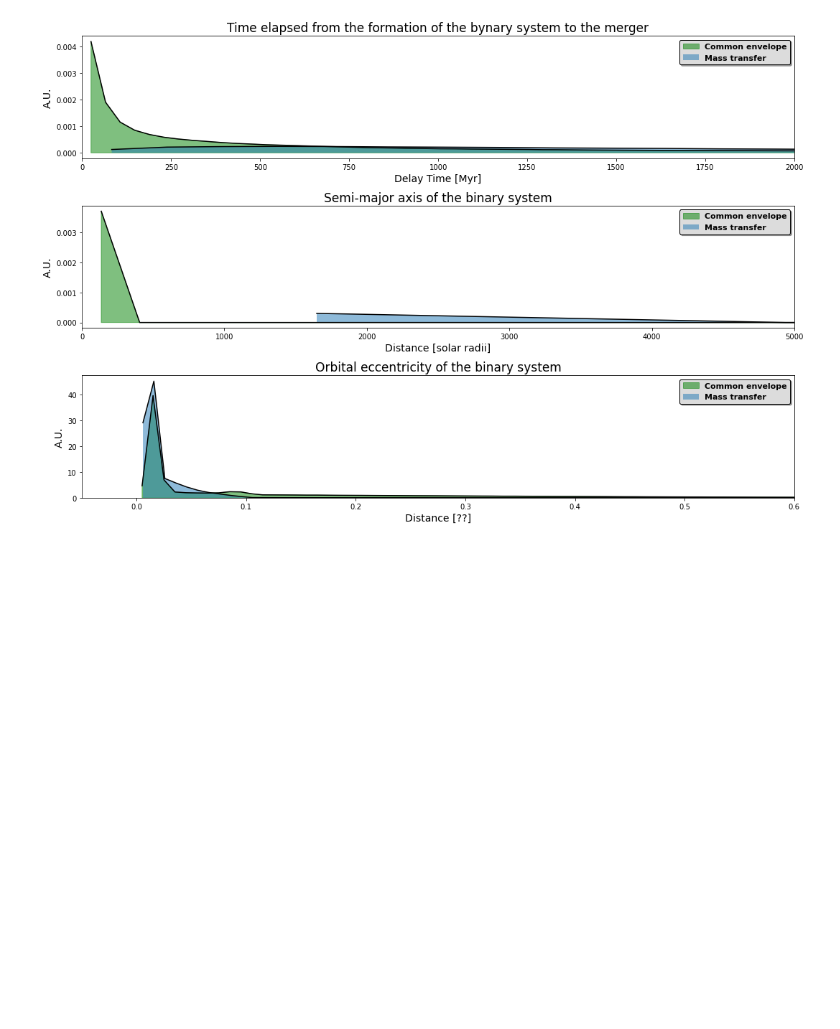
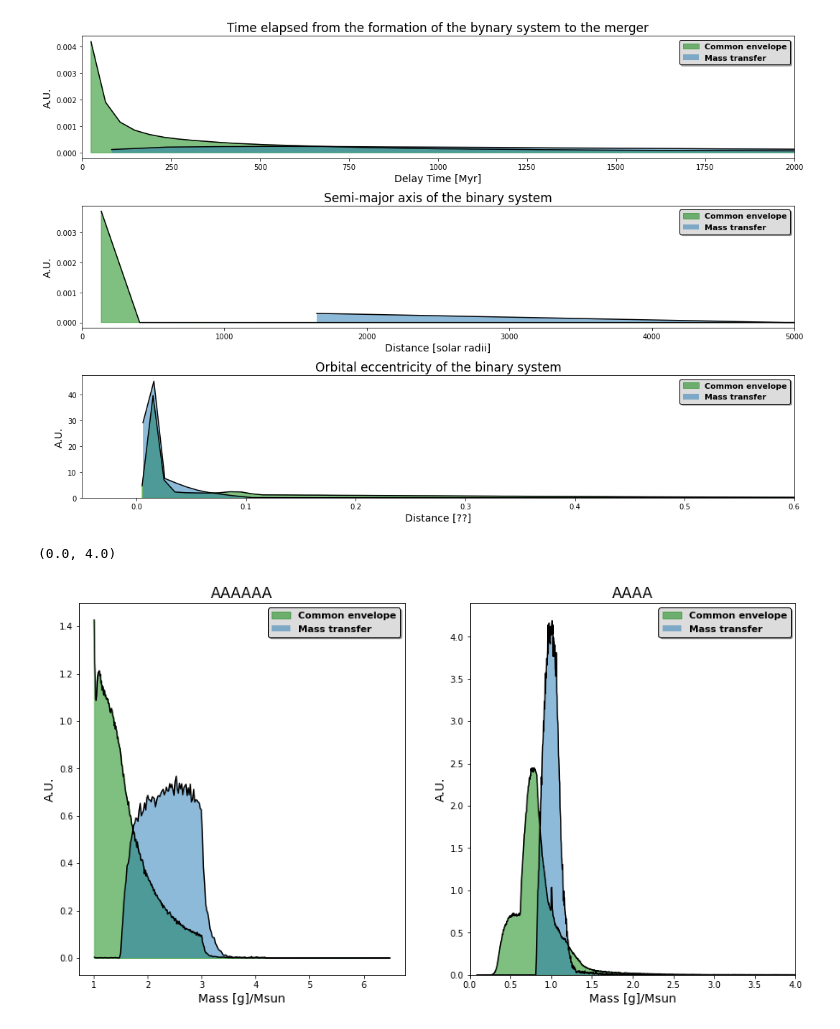
Before and after one commit to PaoloZinesi/TheFormationOfBinaryBlackHoles, a Jupyter notebook: LCP_projects_Y4-Group9/Project.ipynb, the cells around one changed output. Saved outputs shown, nothing was run; the diff lists cells and outputs as text; code cells hidden in the pictures; blank space fills up the shorter version.

```diff
--- a/LCP_projects_Y4-Group9/Project.ipynb
+++ b/LCP_projects_Y4-Group9/Project.ipynb
@@ -570,3 +557,53 @@ ax[2].set_ylabel('A.U.', fontsize=14)             #legend & titles
 fig.tight_layout()
 # %% [output]
 [figure]
+# %%
+fig, ax = plt.subplots(nrows=1, ncols=2, figsize=(15, 8))
+
+
+
+
+#[0]  -   col.1:m1ZAMS/Msun - col.21:CE   - Initial mass of the primary member per Formation Process
+
+entries_1_t, edges_1_t, _ = plt.hist(frame[frame['col.21:CE']==True]['colExt1:ratio_m1_m2_ZAMS'], bins = 'fd', color = 'w', density=True)
+bin_centers_1_t = 0.5 * (edges_1_t[:-1] + edges_1_t[1:])       #Norm Hist for TRUE - CommonEnvelope
+
+entries_1_f, edges_1_f, _ = plt.hist(frame[frame['col.21:CE']==False]['colExt1:ratio_m1_m2_ZAMS'], bins = 'fd', color = 'w', density=True)
+bin_centers_1_f = 0.5 * (edges_1_f[:-1] + edges_1_f[1:])       #Norm Hist for FALSE - StableMassTransfer
+
+ax[0].plot(bin_centers_1_t, entries_1_t, color='black')
+ax[0].fill_between(bin_centers_1_t, entries_1_t, alpha=0.5, color='green', label = 'Common envelope')
+
+ax[0].plot(bin_centers_1_f, entries_1_f, color='black')
+ax[0].fill_between(bin_centers_1_f, entries_1_f, alpha=0.5, label = 'Mass transfer')
+
+ax[0].legend(prop={'weight':'bold','size':11}, loc='upper right', facecolor='gainsboro', edgecolor='black', shadow=True)
+ax[0].set_title('AAAAAA', fontsize=17)
+ax[0].set_xlabel('Mass [g]/Msun', fontsize=14)
+ax[0].set_ylabel('A.U.', fontsize=14)                 #legend & titles
+
+
+
+#[1]  -   col.2:m2ZAMS/Msun - col.21:CE   - Initial mass of the secondary member per Formation Process
+
+entries_2_t, edges_2_t, _ = plt.hist(frame[frame['col.21:CE']==True]['colExt2:ratio_m1_m2_rem'], bins = 'fd', color = 'w', density=True)
+bin_centers_2_t = 0.5 * (edges_2_t[:-1] + edges_2_t[1:])      # Norm Hist for TRUE - CommonEnvelope
+
+entries_2_f, edges_2_f, _ = plt.hist(frame[frame['col.21:CE']==False]['colExt2:ratio_m1_m2_rem'], bins = 'fd', color = 'w', density=True)
+bin_centers_2_f = 0.5 * (edges_2_f[:-1] + edges_2_f[1:])      #Norm Hist for FALSE - StableMassTransfer
+
+ax[1].plot(bin_centers_2_t, entries_2_t, color='black')
+ax[1].fill_between(bin_centers_2_t, entries_2_t, alpha=0.5, color='green', label = 'Common envelope')
+
+ax[1].plot(bin_centers_2_f, entries_2_f, color='black')
+ax[1].fill_between(bin_centers_2_f, entries_2_f, alpha=0.5, label = 'Mass transfer')
+
+ax[1].legend(prop={'weight':'bold','size':11}, loc='upper right', facecolor='gainsboro', edgecolor='black', shadow=True)
+ax[1].set_title('AAAA', fontsize=17)
+ax[1].set_xlabel('Mass [g]/Msun', fontsize=14)
+ax[1].set_ylabel('A.U.', fontsize=14)             #legend & titles
+
+ax[1].set_xlim(left=0,right=4)
+# %% [output]
+(0.0, 4.0)
+[figure, added]
```
Also changed, not shown: parts of 14 cells of this notebook.
